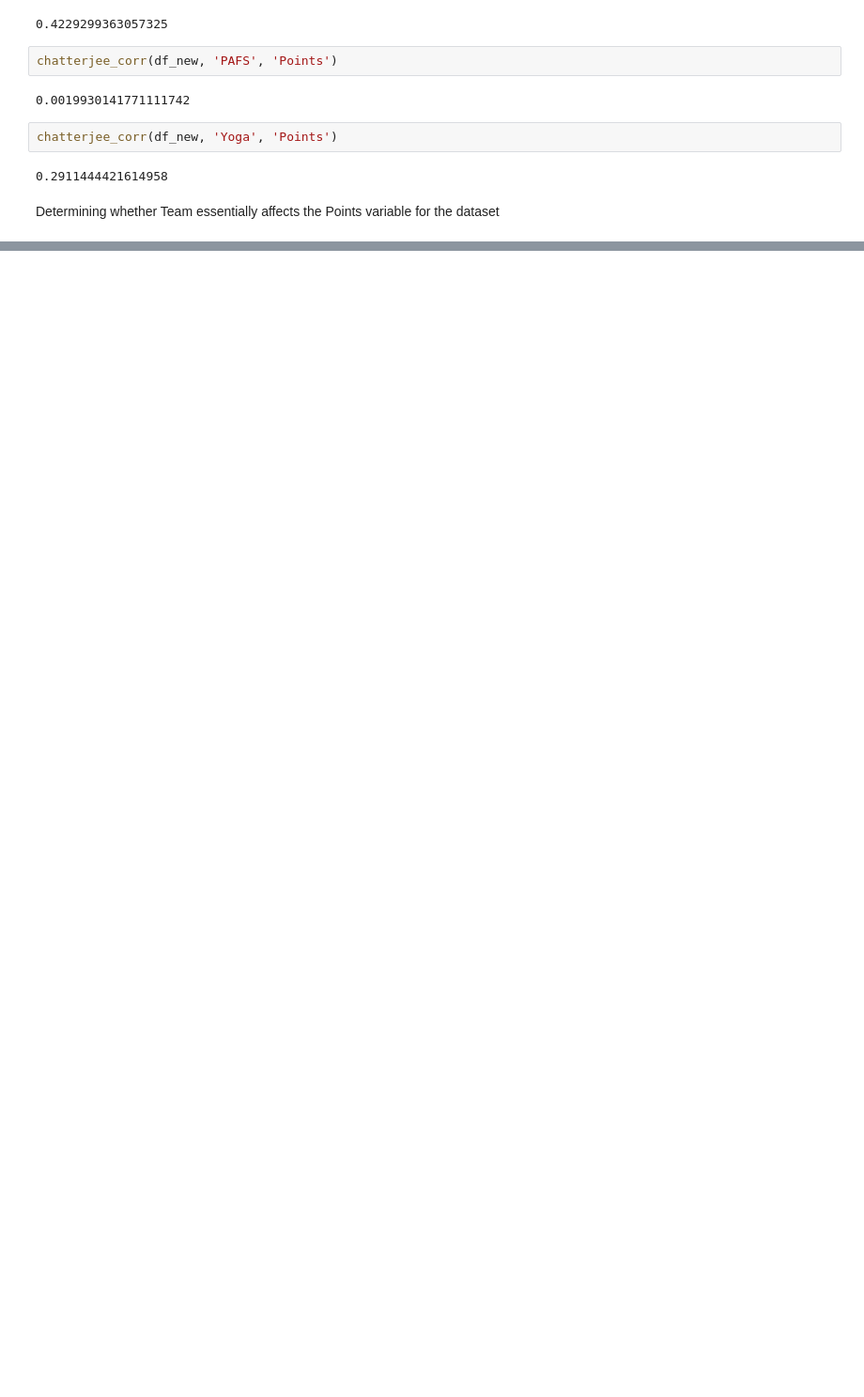
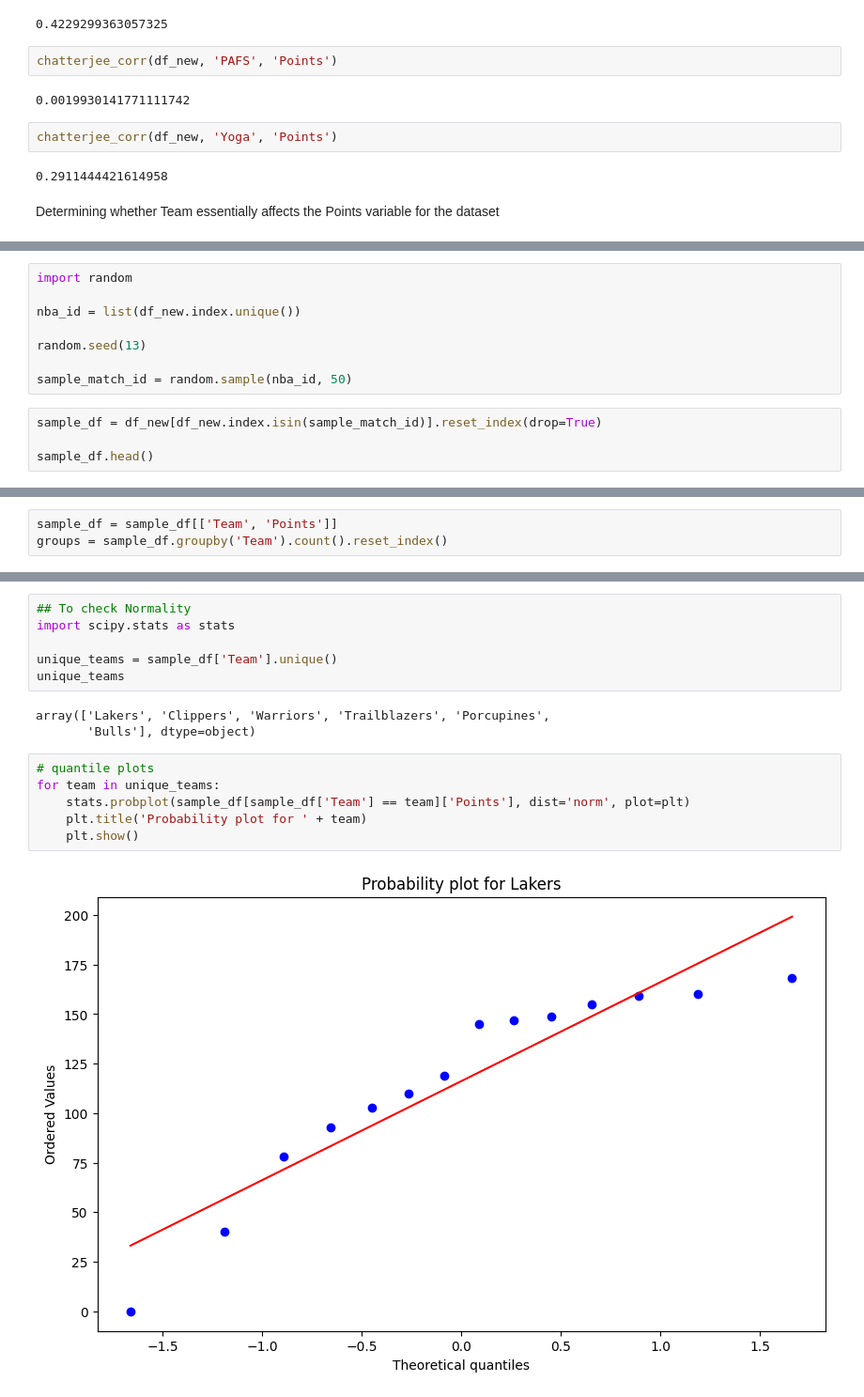
Before and after one commit to sk-aili/sports-analytics-2, a Jupyter notebook: lib/polynomial_regression.ipynb, the cells around one changed output, grey strips where cells are left out. Shown at 94% size. Drawn from its saved outputs; the diff is of its cells as text; blank space fills up the shorter version.

```diff
--- a/lib/polynomial_regression.ipynb
+++ b/lib/polynomial_regression.ipynb
@@ -646,0 +654,12 @@ Determining whether Team essentially affects the Points variable for the dataset
+# %%
+import random
+
+nba_id = list(df_new.index.unique())
+
+random.seed(13)
+
+sample_match_id = random.sample(nba_id, 50)
+# %%
+sample_df = df_new[df_new.index.isin(sample_match_id)].reset_index(drop=True)
+
+sample_df.head()
@@ -646,0 +673,3 @@ Determining whether Team essentially affects the Points variable for the dataset
+# %%
+sample_df = sample_df[['Team', 'Points']]
+groups = sample_df.groupby('Team').count().reset_index()
@@ -646,0 +686,17 @@ Determining whether Team essentially affects the Points variable for the dataset
+# %%
+## To check Normality
+import scipy.stats as stats
+
+unique_teams = sample_df['Team'].unique()
+unique_teams
+# %% [output]
+array(['Lakers', 'Clippers', 'Warriors', 'Trailblazers', 'Porcupines',
+       'Bulls'], dtype=object)
+# %%
+# quantile plots
+for team in unique_teams:
+    stats.probplot(sample_df[sample_df['Team'] == team]['Points'], dist='norm', plot=plt)
+    plt.title('Probability plot for ' + team)
+    plt.show()
+# %% [output]
+[figure, added]
```
Also changed, not shown: parts of 12 cells of this notebook.
